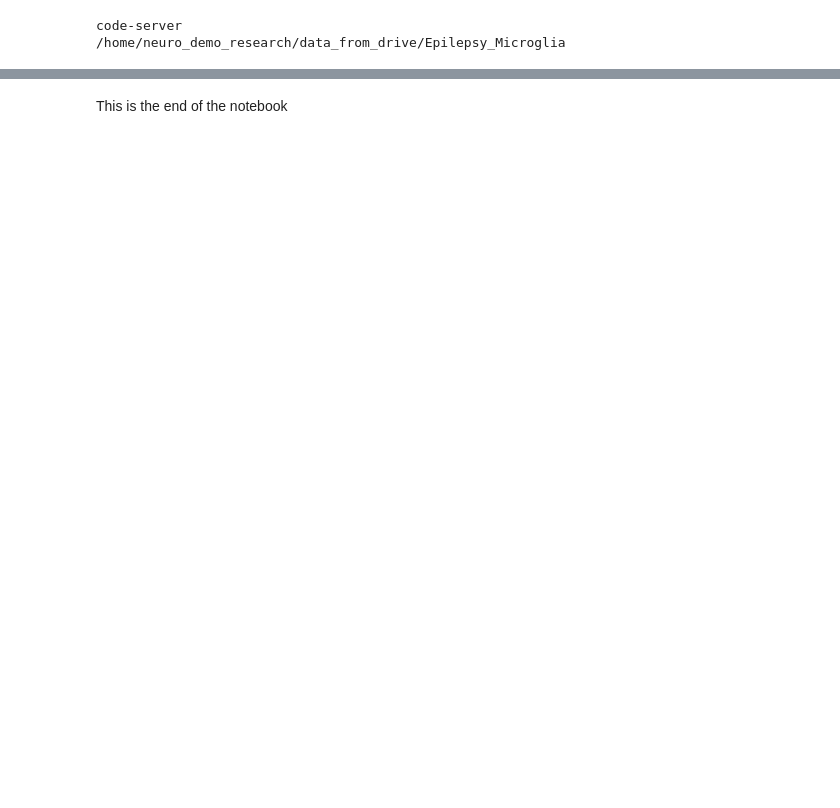
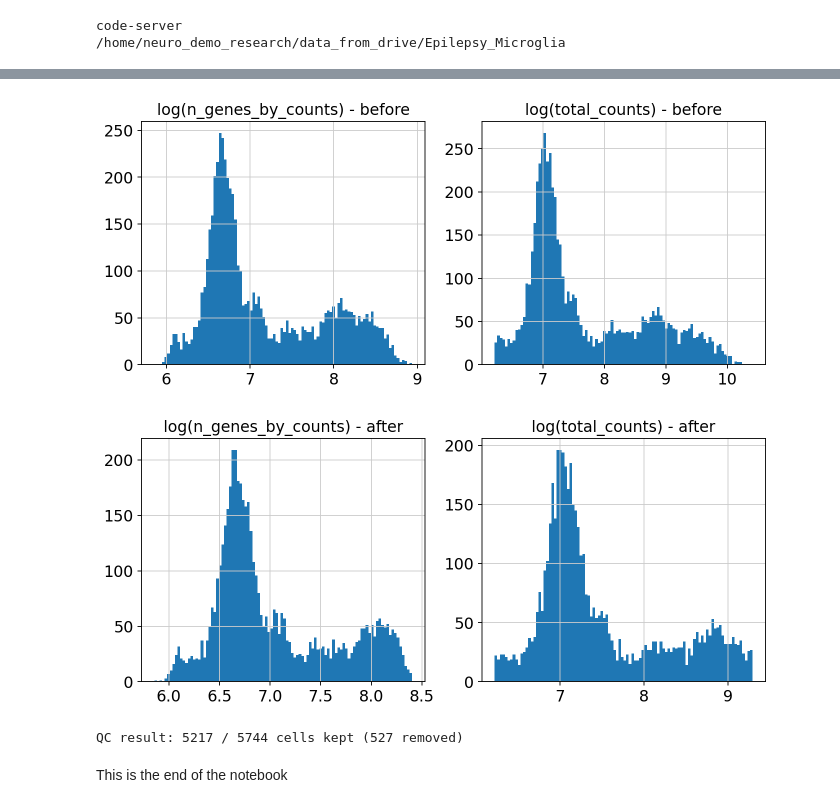
Before and after one commit to Unsogoodday/Epilepsy_Microglia, a Jupyter notebook: notebooks/2. preprocess.ipynb, the cells around one changed output, grey strips where cells are left out. Drawn from its saved outputs; the diff is of its cells as text; code cells hidden in the pictures; blank space fills up the shorter version.

```diff
--- a/notebooks/2. preprocess.ipynb
+++ b/notebooks/2. preprocess.ipynb
@@ -98,0 +138,17 @@ sc.pp.filter_genes(adata, min_cells=genes_threshold)
+# %%
+# filter cells with n_mad rule
+
+genes_threshold = 3
+n_mad = 5
+mt_threshold = 20
+rb_threshold = 80
+hb_threshold = 10
+
+qc_mask = sc_build_qc_mask(adata, n_mad, mt_threshold, rb_threshold, hb_threshold)
+
+# check plot
+sc_plot_qc_distributions(adata, qc_mask, bins=100)
+# %% [output]
+[figure, added]
+[figure, added]
+QC result: 5217 / 5744 cells kept (527 removed)
```
Also changed, not shown: parts of 15 cells of this notebook, 4 other files.
